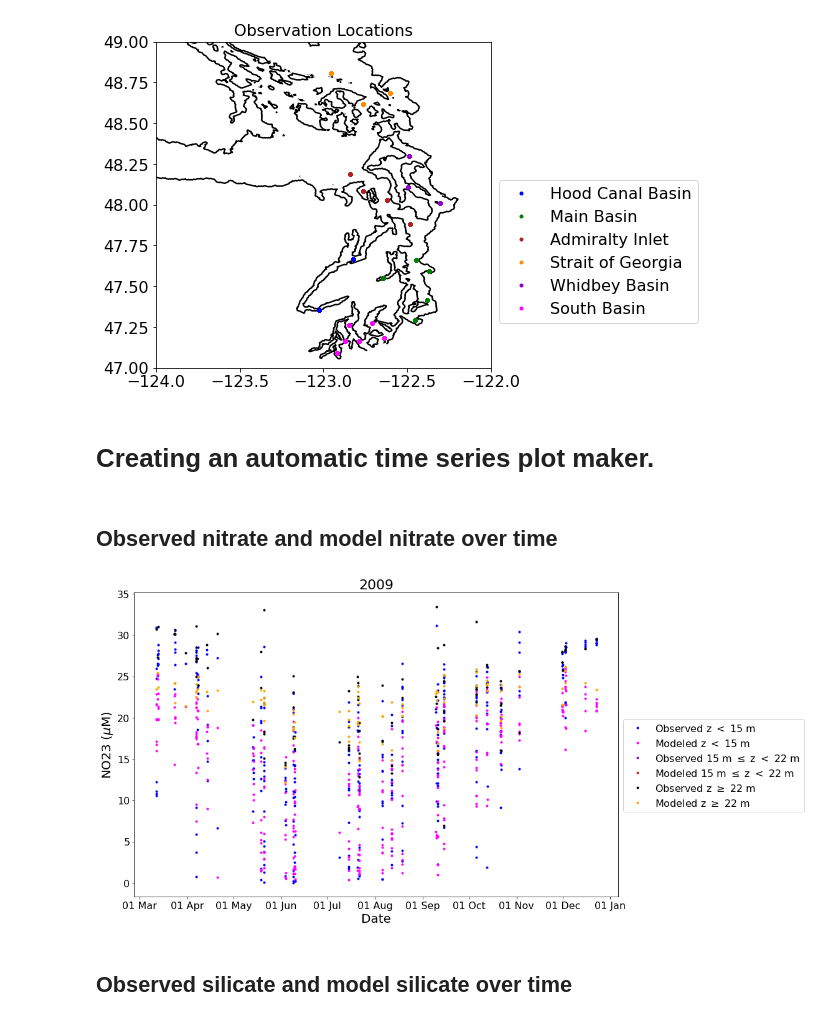
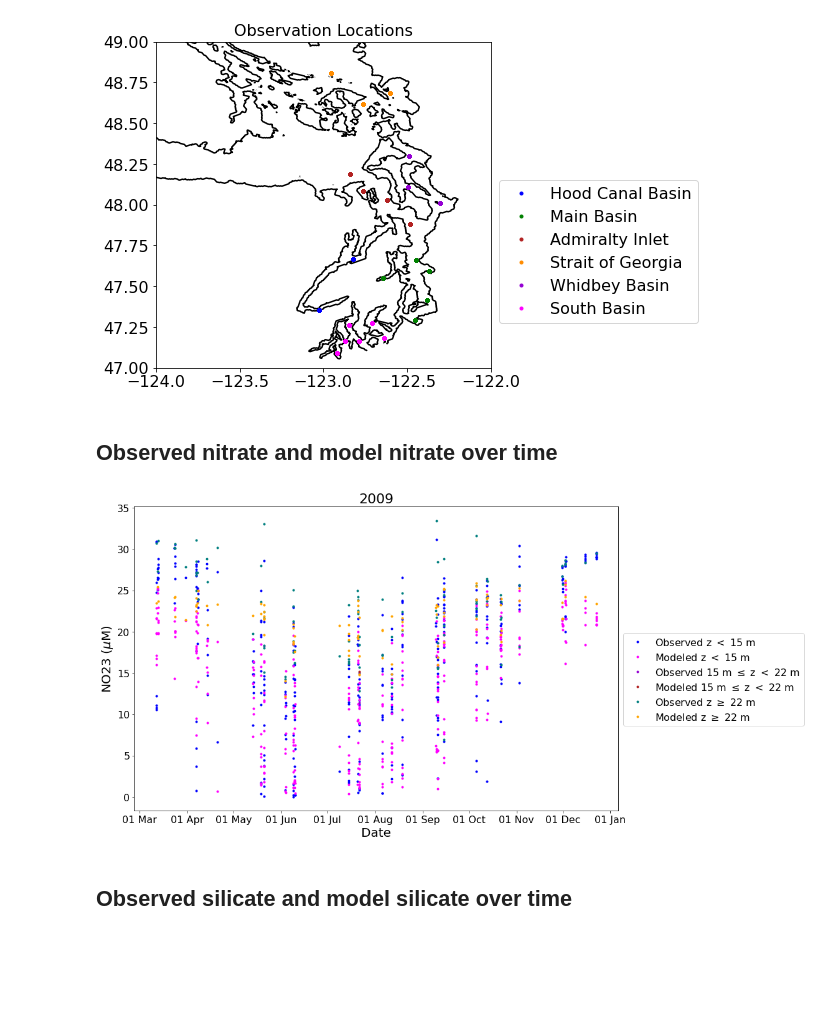
Before and after one commit to SalishSeaCast/analysis-keegan, a Jupyter notebook: notebooks/Evaluations/Individual_Timeseries/2009_Time_Series_Evaluation.ipynb, the cells around one changed output. Drawn from its saved outputs; the diff is of its cells as text; code cells hidden in the pictures; blank space fills up the shorter version.

Commit message:
allowed individual timeseries to use ket

```diff
--- a/notebooks/Evaluations/Individual_Timeseries/2009_Time_Series_Evaluation.ipynb
+++ b/notebooks/Evaluations/Individual_Timeseries/2009_Time_Series_Evaluation.ipynb
@@ -193,2 +121,0 @@ def ErrErr(fig,ax,obsvar1,modvar1,obsvar2,modvar2,lims1,lims2):
-# %% [markdown]
-# Creating an automatic time series plot maker.
@@ -320,10 +124,10 @@ def multi_timese_graph(df,years,obsvar,modvar,figsize):
 # %%
 obsvar='NO23'
 modvar='mod_nitrate'
 
-multi_timese_graph(data,year,obsvar,modvar,(16,8))
+ket.multi_timese_graph(data,year,obsvar,modvar,(16,8))
 # %% [output]
-[figure, old version]
+[figure, new version]
 # %% [markdown]
 ## Observed silicate and model silicate over time
 # %%
```
Also changed, not shown: parts of 11 cells of this notebook.
